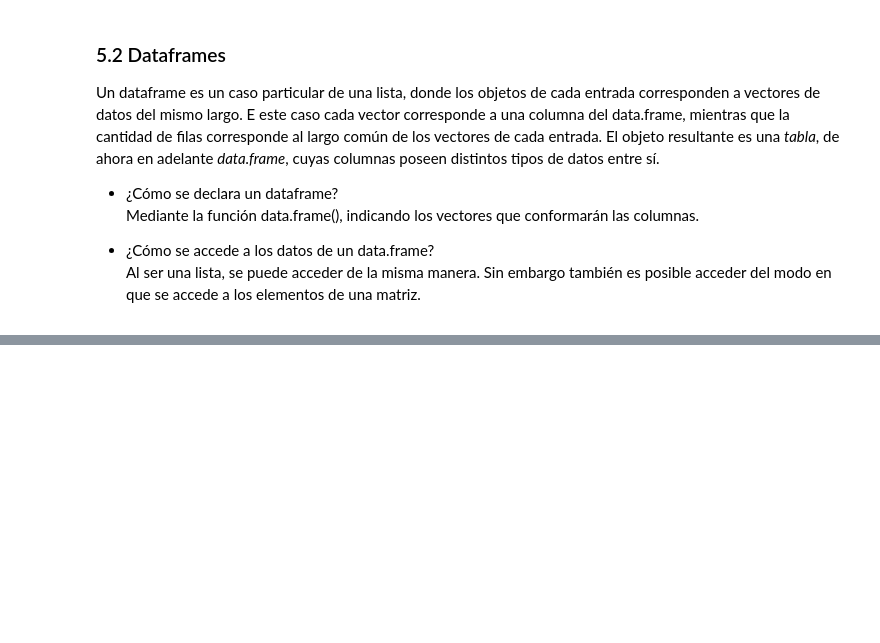
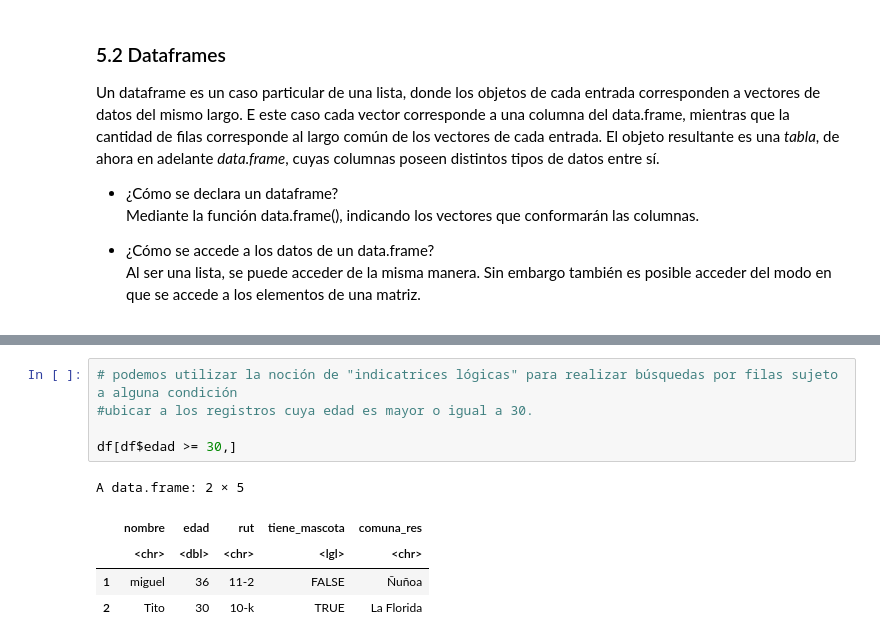
Before and after one commit to majorquev/DBDC_202504_Programacion_en_R_para_ciencia_de_datos, a Jupyter notebook: Clases/Clase2/Clase_2_02_listas_y_dataframes.ipynb, the cells around one changed output, grey strips where cells are left out. Cells and saved outputs as stored; diff of their text form; blank space fills up the shorter version.

```diff
--- a/Clases/Clase2/Clase_2_02_listas_y_dataframes.ipynb
+++ b/Clases/Clase2/Clase_2_02_listas_y_dataframes.ipynb
@@ -124,0 +685,11 @@ Un dataframe es un caso particular de una lista, donde los objetos de cada entra
+# %%
+# podemos utilizar la noción de "indicatrices lógicas" para realizar búsquedas por filas sujeto a alguna condición
+#ubicar a los registros cuya edad es mayor o igual a 30.
+
+df[df$edad >= 30,]
+# %% [output]
+A data.frame: 2 × 5
+|  | nombre | edad | rut | tiene_mascota | comuna_res |
+|  | <chr> | <dbl> | <chr> | <lgl> | <chr> |
+| 1 | miguel | 36 | 11-2 | FALSE | Ñuñoa |
+| 2 | Tito | 30 | 10-k | TRUE | La Florida |
```
Also changed, not shown: parts of 83 cells of this notebook.
